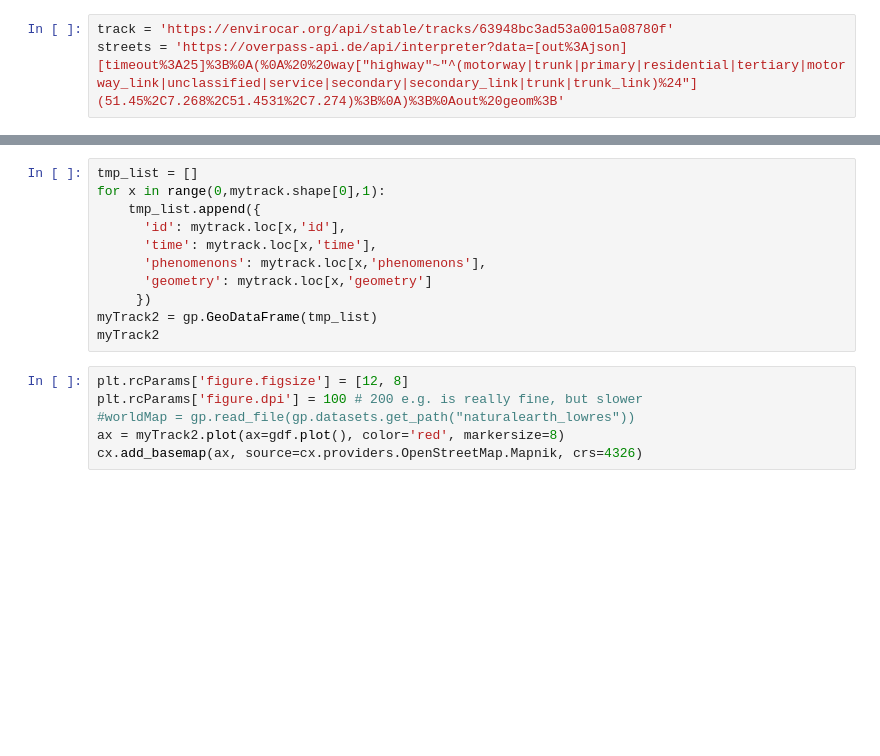
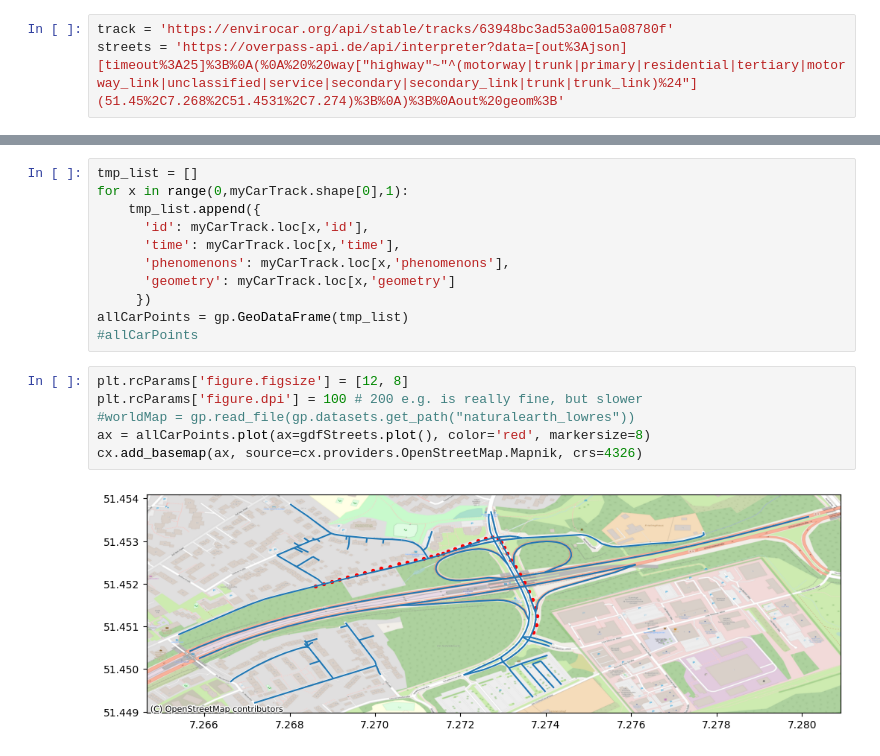
Before and after one commit to bogeo/envirocar-map-matching-notebook, a Jupyter notebook: enviroCar.ipynb, the cells around one changed output, grey strips where cells are left out. Saved outputs shown, nothing was run; the diff lists cells and outputs as text; blank space fills up the shorter version.

```diff
--- a/enviroCar.ipynb
+++ b/enviroCar.ipynb
@@ -278,17 +334,19 @@ cx.add_basemap(ax, source=cx.providers.OpenStreetMap.Mapnik, crs=4326)
 # %%
 tmp_list = []
-for x in range(0,mytrack.shape[0],1):
+for x in range(0,myCarTrack.shape[0],1):
     tmp_list.append({
-      'id': mytrack.loc[x,'id'],
-      'time': mytrack.loc[x,'time'],
-      'phenomenons': mytrack.loc[x,'phenomenons'],
-      'geometry': mytrack.loc[x,'geometry']
+      'id': myCarTrack.loc[x,'id'],
+      'time': myCarTrack.loc[x,'time'],
+      'phenomenons': myCarTrack.loc[x,'phenomenons'],
+      'geometry': myCarTrack.loc[x,'geometry']
      })
-myTrack2 = gp.GeoDataFrame(tmp_list)
-myTrack2
+allCarPoints = gp.GeoDataFrame(tmp_list)
+#allCarPoints
 # %%
 plt.rcParams['figure.figsize'] = [12, 8]
 plt.rcParams['figure.dpi'] = 100 # 200 e.g. is really fine, but slower
 #worldMap = gp.read_file(gp.datasets.get_path("naturalearth_lowres"))
-ax = myTrack2.plot(ax=gdf.plot(), color='red', markersize=8)
+ax = allCarPoints.plot(ax=gdfStreets.plot(), color='red', markersize=8)
 cx.add_basemap(ax, source=cx.providers.OpenStreetMap.Mapnik, crs=4326)
+# %% [output]
+[figure, added]
```
Also changed, not shown: parts of 42 cells of this notebook.
